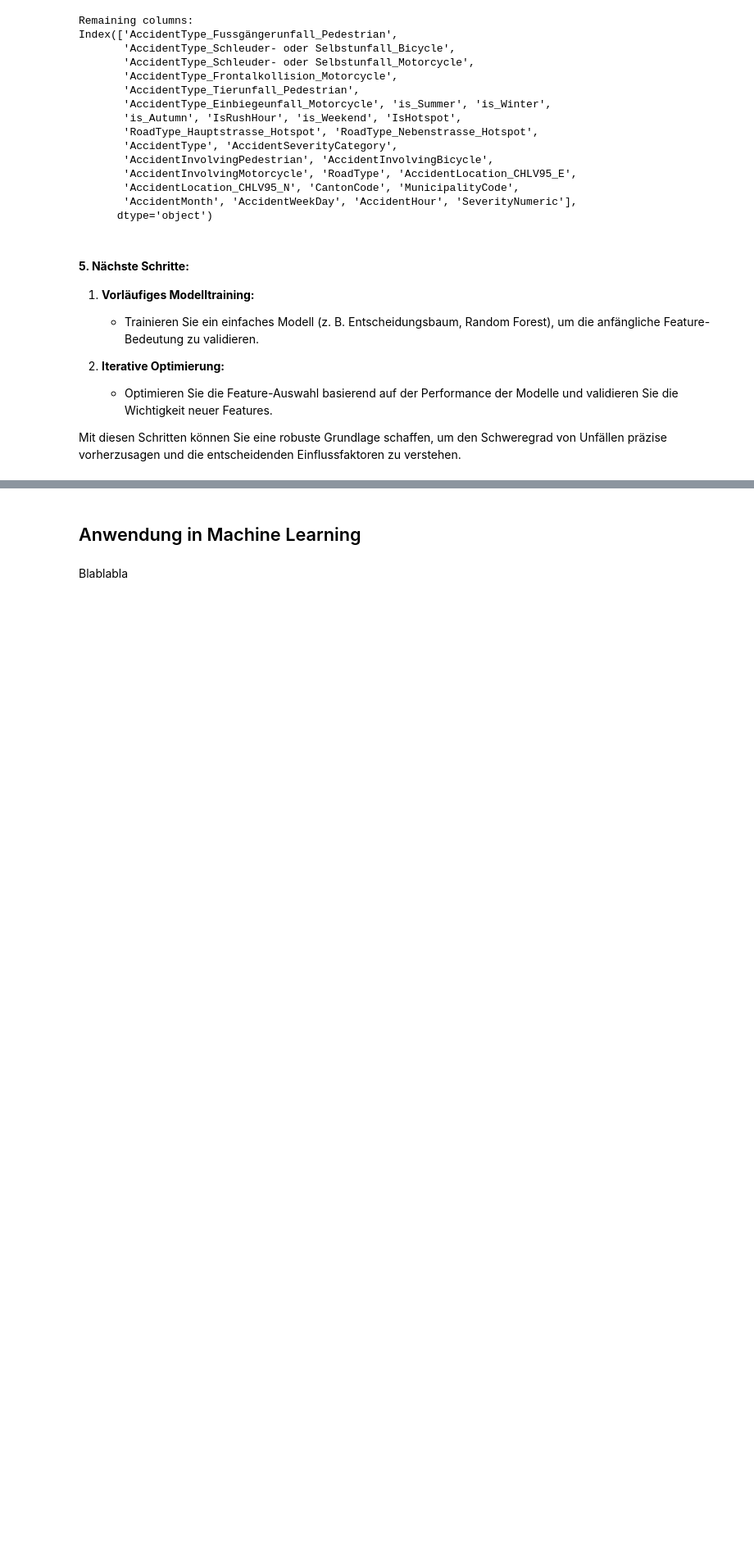
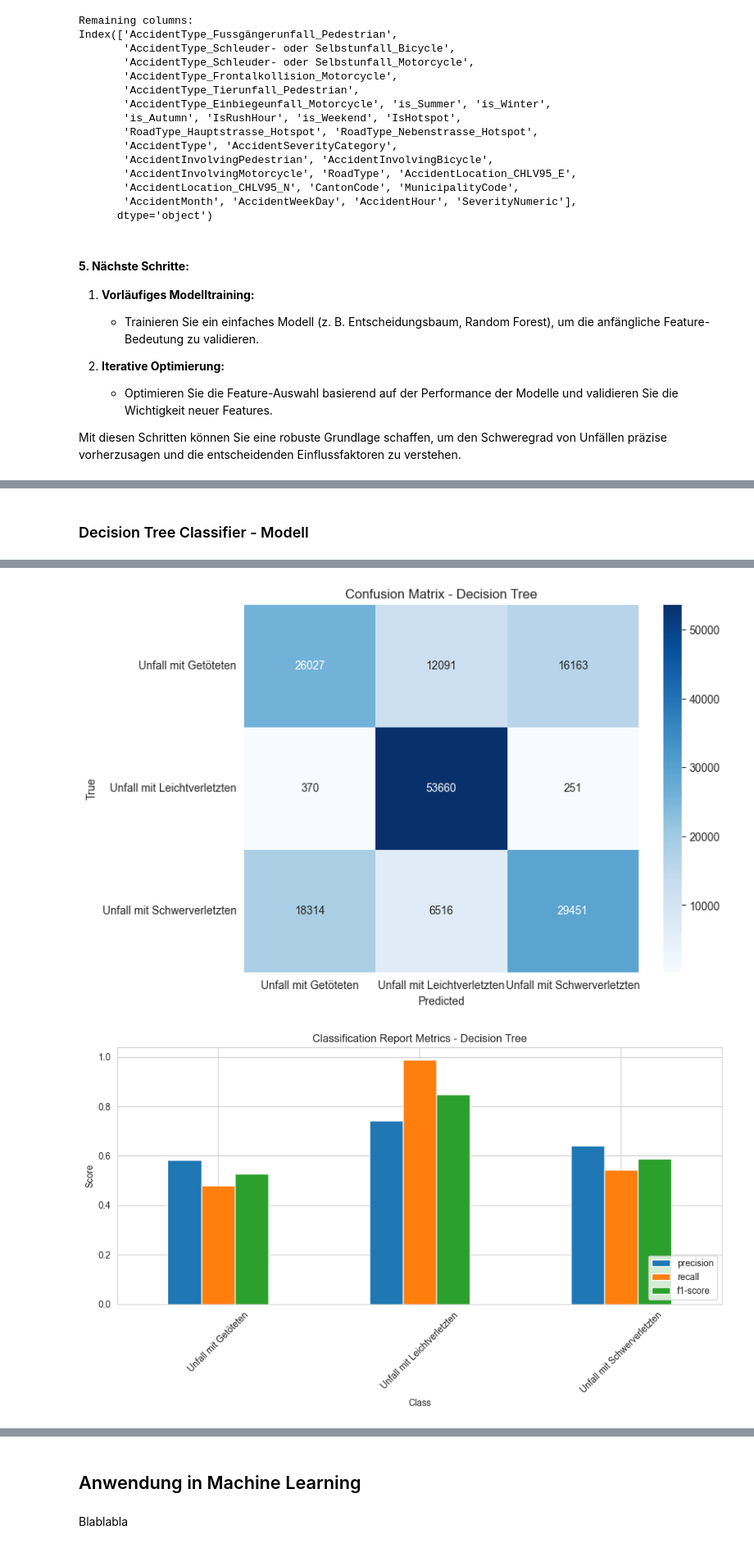
Before and after one commit to dominiqueulrixh/Verkehrsunfaellanalyse, a Jupyter notebook: Verkehrsunfallanalyse.ipynb, the cells around one changed output, grey strips where cells are left out. Shown at 82% size. Cells and saved outputs as stored; diff of their text form; code cells hidden in the pictures; blank space fills up the shorter version.

```diff
--- a/Verkehrsunfallanalyse.ipynb
+++ b/Verkehrsunfallanalyse.ipynb
@@ -1883,0 +2097,18 @@ Mit diesen Schritten können Sie eine robuste Grundlage schaffen, um den Schwere
+# %%
+from imblearn.over_sampling import SMOTE
+
+# SMOTE anwenden
+smote = SMOTE(random_state=42)
+X_resampled, y_resampled = smote.fit_resample(X, y)
+
+# Neues Training mit den resampleten Daten
+X_train, X_test, y_train, y_test = train_test_split(X_resampled, y_resampled, test_size=0.3, random_state=42, stratify=y_resampled)
+
+model_smote = RandomForestClassifier(n_estimators=100, random_state=42, class_weight="balanced")
+model_smote.fit(X_train, y_train)
+
+y_pred_smote = model_smote.predict(X_test)
+
+# Neue Evaluation
+accuracy_smote = accuracy_score(y_test, y_pred_smote)
+print("Accuracy nach SMOTE:", accuracy_smote)
@@ -1883,0 +2117,59 @@ Mit diesen Schritten können Sie eine robuste Grundlage schaffen, um den Schwere
+# %% [markdown]
+### Decision Tree Classifier - Modell
+# %%
+# Importieren der notwendigen Bibliotheken
+from sklearn.tree import DecisionTreeClassifier, plot_tree
+from sklearn.metrics import classification_report, accuracy_score, confusion_matrix
+import matplotlib.pyplot as plt
+import seaborn as sns
+
+# Decision Tree Modell erstellen und trainieren
+decision_tree_model = DecisionTreeClassifier(random_state=42, class_weight="balanced")
+decision_tree_model.fit(X_train, y_train)
+
+# Vorhersagen auf den Testdaten
+y_pred_tree = decision_tree_model.predict(X_test)
+
+# Evaluieren des Modells
+accuracy_tree = accuracy_score(y_test, y_pred_tree)
+conf_matrix_tree = confusion_matrix(y_test, y_pred_tree)
+class_report_tree = classification_report(y_test, y_pred_tree, output_dict=True)
+
+# Ergebnisse anzeigen
+print("Accuracy (Decision Tree):", accuracy_tree)
+print("\nConfusion Matrix:\n", conf_matrix_tree)
+print("\nClassification Report:\n", classification_report(y_test, y_pred_tree))
+
+# 1. Konfusionsmatrix visualisieren
+plt.figure(figsize=(8, 6))
+sns.heatmap(conf_matrix_tree, annot=True, fmt="d", cmap="Blues", xticklabels=decision_tree_model.classes_, yticklabels=decision_tree_model.classes_)
+plt.title("Confusion Matrix - Decision Tree")
+plt.xlabel("Predicted")
+plt.ylabel("True")
+plt.show()
+
+# 2. Klassifikationsbericht visualisieren
+report_df_tree = pd.DataFrame(class_report_tree).transpose()
+report_df_tree = report_df_tree[:-3]  # Entferne avg/total rows
+report_df_tree[["precision", "recall", "f1-score"]].plot(kind="bar", figsize=(10, 6))
+plt.title("Classification Report Metrics - Decision Tree")
+plt.ylabel("Score")
+plt.xlabel("Class")
+plt.xticks(rotation=45)
+plt.legend(loc="lower right")
+plt.tight_layout()
+plt.show()
+
+# 3. Visualisieren des Decision Trees
+plt.figure(figsize=(20, 10))
+plot_tree(
+    decision_tree_model,
+    feature_names=X.columns,
+    class_names=decision_tree_model.classes_,
+    filled=True,
+    rounded=True,
+    fontsize=10
+)
+plt.title("Decision Tree Visualization")
+plt.show()
+# %% [output]
@@ -1883,0 +2193,2 @@ Mit diesen Schritten können Sie eine robuste Grundlage schaffen, um den Schwere
+[figure, added]
+[figure, added]
```
Also changed, not shown: parts of 40 cells of this notebook.
